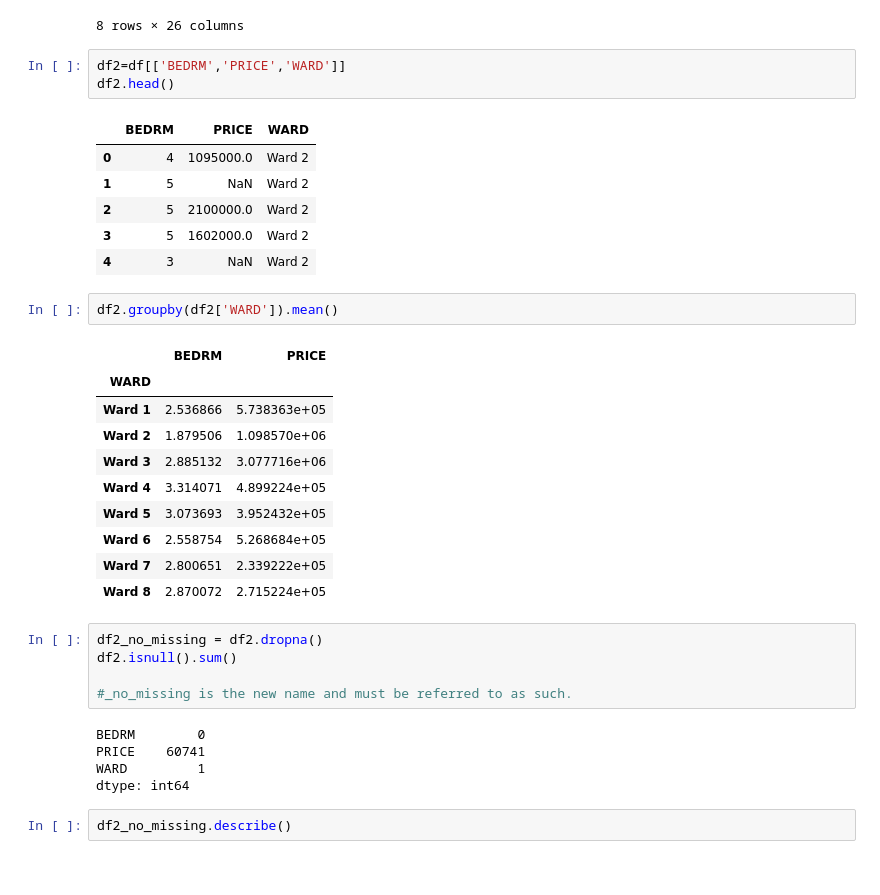
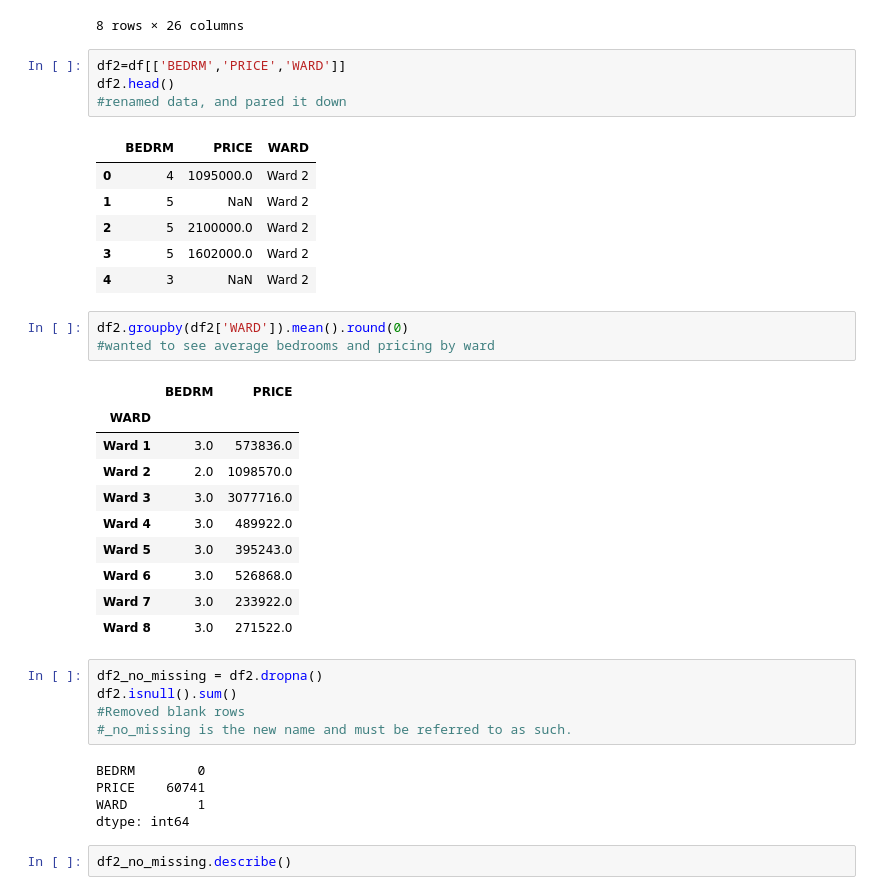
Before and after one commit to TOyefule/DataBootCampPub, a Jupyter notebook: SShapiro_DCProperties_Analysis.ipynb, the cells around one changed output. Saved outputs shown, nothing was run; the diff lists cells and outputs as text.

```diff
--- a/SShapiro_DCProperties_Analysis.ipynb
+++ b/SShapiro_DCProperties_Analysis.ipynb
@@ -50,6 +50,7 @@ df.describe()
 # %%
 df2=df[['BEDRM','PRICE','WARD']]
 df2.head()
+#renamed data, and pared it down
 # %% [output]
 |  | BEDRM | PRICE | WARD |
 | 0 | 4 | 1095000.0 | Ward 2 |
@@ -58,22 +59,23 @@ df2.head()
 | 3 | 5 | 1602000.0 | Ward 2 |
 | 4 | 3 | NaN | Ward 2 |
 # %%
-df2.groupby(df2['WARD']).mean()
+df2.groupby(df2['WARD']).mean().round(0)
+#wanted to see average bedrooms and pricing by ward
 # %% [output]
 |  | BEDRM | PRICE |
 | WARD |  |  |
-| Ward 1 | 2.536866 | 5.738363e+05 |
-| Ward 2 | 1.879506 | 1.098570e+06 |
-| Ward 3 | 2.885132 | 3.077716e+06 |
-| Ward 4 | 3.314071 | 4.899224e+05 |
-| Ward 5 | 3.073693 | 3.952432e+05 |
-| Ward 6 | 2.558754 | 5.268684e+05 |
-| Ward 7 | 2.800651 | 2.339222e+05 |
-| Ward 8 | 2.870072 | 2.715224e+05 |
+| Ward 1 | 3.0 | 573836.0 |
+| Ward 2 | 2.0 | 1098570.0 |
+| Ward 3 | 3.0 | 3077716.0 |
+| Ward 4 | 3.0 | 489922.0 |
+| Ward 5 | 3.0 | 395243.0 |
+| Ward 6 | 3.0 | 526868.0 |
+| Ward 7 | 3.0 | 233922.0 |
+| Ward 8 | 3.0 | 271522.0 |
 # %%
 df2_no_missing = df2.dropna()
 df2.isnull().sum()
-
+#Removed blank rows
 #_no_missing is the new name and must be referred to as such.
 # %% [output]
 BEDRM        0
```
Also changed, not shown: parts of 9 cells of this notebook.
